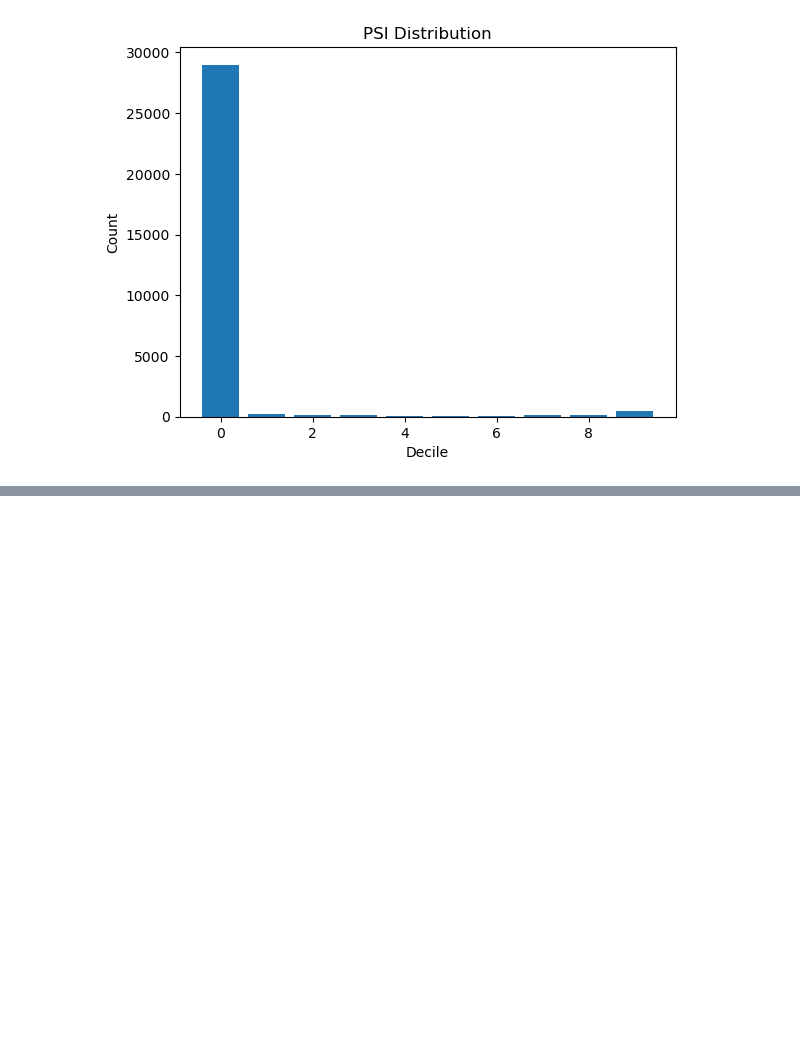
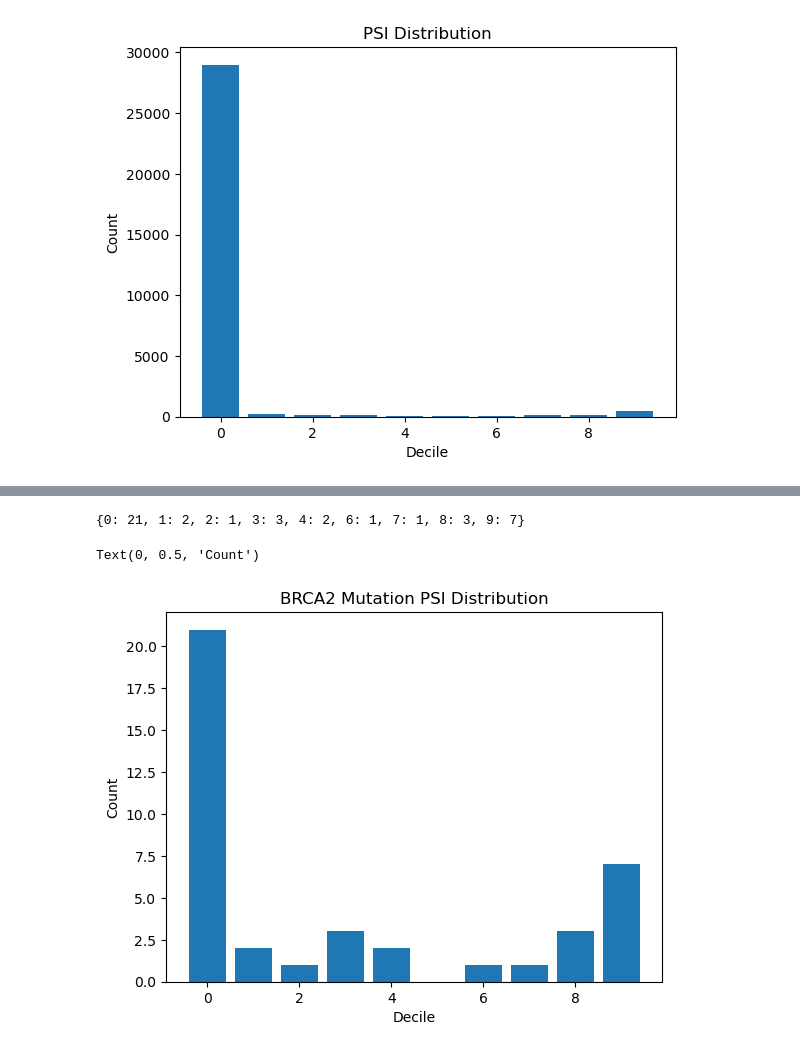
Before and after one commit to caelanjmiller/Genomics-Lab-BIO5488, a Jupyter notebook: assignment11/Assignment11.ipynb, the cells around one changed output, grey strips where cells are left out. Saved outputs shown, nothing was run; the diff lists cells and outputs as text; code cells hidden in the pictures; blank space fills up the shorter version.

```diff
--- a/assignment11/Assignment11.ipynb
+++ b/assignment11/Assignment11.ipynb
@@ -75,0 +136,20 @@ Text(0, 0.5, 'Count')
+# %%
+brca2_filtered_mutations_df = mpsa_data_df[mpsa_data_df["splice_site"].isin(brca2_mutations)]
+# %%
+brca2_psi_values = brca2_filtered_mutations_df["psi"].to_list()
+# %%
+brca2_decile_indices: list = [get_decile_index(psi) for psi in brca2_psi_values]
+# %%
+brca2_decile_indices_counter: dict = dict(Counter(brca2_decile_indices))
+# %%
+dict(sorted(brca2_decile_indices_counter.items()))
+# %% [output]
+{0: 21, 1: 2, 2: 1, 3: 3, 4: 2, 6: 1, 7: 1, 8: 3, 9: 7}
+# %%
+plt.bar(brca2_decile_indices_counter.keys(), brca2_decile_indices_counter.values())
+plt.title("BRCA2 Mutation PSI Distribution")
+plt.xlabel("Decile")
+plt.ylabel("Count")
+# %% [output]
+Text(0, 0.5, 'Count')
+[figure, added]
```
Also changed, not shown: parts of 12 cells of this notebook, 2 other files.
